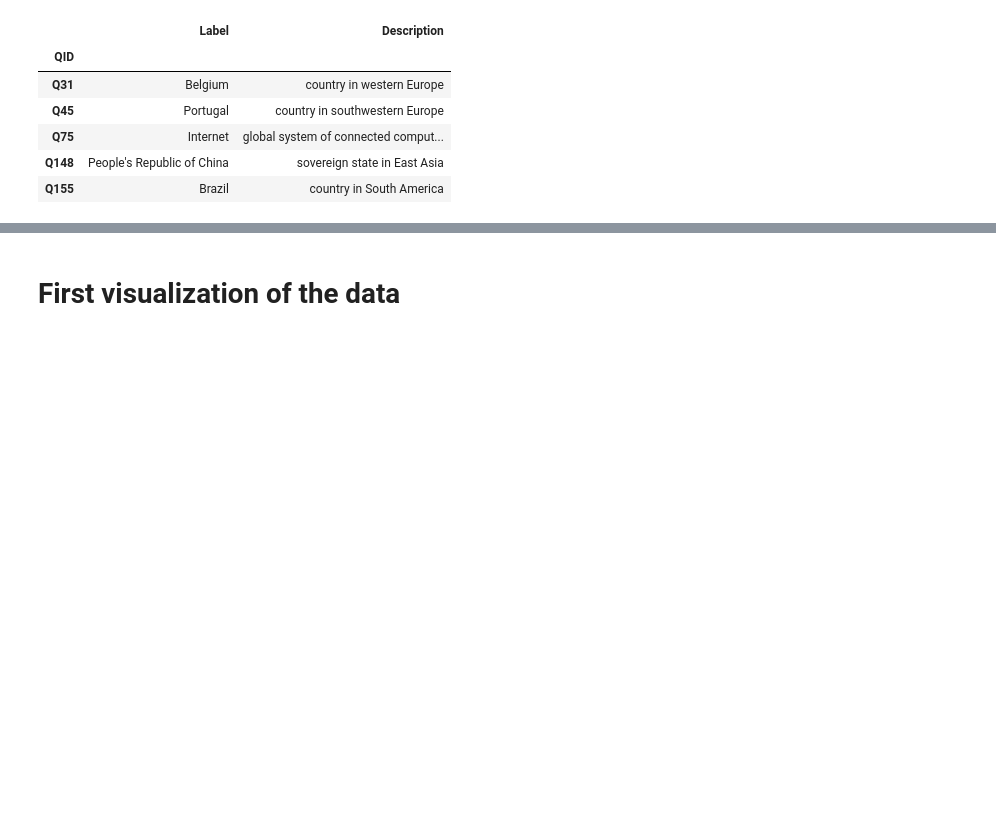
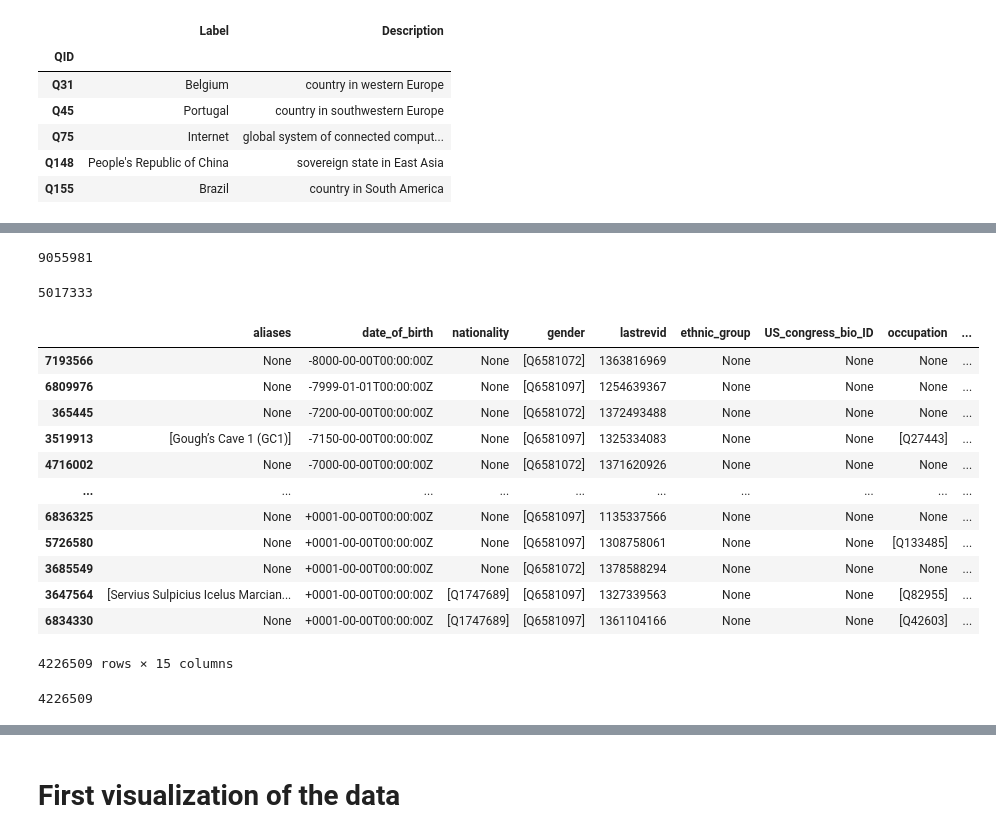
Before and after one commit to epfl-ada/ada-2021-project-ada-venturers, a Jupyter notebook: milestone2.ipynb, the cells around one changed output, grey strips where cells are left out. Cells and saved outputs as stored; diff of their text form; code cells hidden in the pictures; blank space fills up the shorter version.

```diff
--- a/milestone2.ipynb
+++ b/milestone2.ipynb
@@ -210,0 +304,36 @@ df_QID.loc[df_QID.index.intersection(Bernie_Sanders_party)]
+# %%
+len(df_speaker)
+# %% [output]
+9055981
+# %%
+df_speaker = df_speaker.dropna(subset=['date_of_birth'])
+# %%
+len(df_speaker)
+# %% [output]
+5017333
+# %%
+df_speaker.date_of_birth = [item[0] for item in df_speaker.date_of_birth]
+# %%
+df_speaker['date_of_birth'] = pd.to_datetime(df_speaker.date_of_birth, format='+%Y-%m-%d', exact=False, errors='ignore')
+# %%
+df_speaker = df_speaker.sort_values(by = 'date_of_birth', ascending = False)
+df_speaker = df_speaker.drop_duplicates(subset = ['label'], keep = 'first')
+df_speaker
+# %% [output]
+|  | aliases | date_of_birth | nationality | gender | lastrevid | ethnic_group | US_congress_bio_ID | occupation | ... |
+| 7193566 | None | -8000-00-00T00:00:00Z | None | [Q6581072] | 1363816969 | None | None | None | ... |
+| 6809976 | None | -7999-01-01T00:00:00Z | None | [Q6581097] | 1254639367 | None | None | None | ... |
+| 365445 | None | -7200-00-00T00:00:00Z | None | [Q6581072] | 1372493488 | None | None | None | ... |
+| 3519913 | [Gough’s Cave 1 (GC1)] | -7150-00-00T00:00:00Z | None | [Q6581097] | 1325334083 | None | None | [Q27443] | ... |
+| 4716002 | None | -7000-00-00T00:00:00Z | None | [Q6581072] | 1371620926 | None | None | None | ... |
+| ... | ... | ... | ... | ... | ... | ... | ... | ... | ... |
+| 6836325 | None | +0001-00-00T00:00:00Z | None | [Q6581097] | 1135337566 | None | None | None | ... |
+| 5726580 | None | +0001-00-00T00:00:00Z | None | [Q6581097] | 1308758061 | None | None | [Q133485] | ... |
+| 3685549 | None | +0001-00-00T00:00:00Z | None | [Q6581072] | 1378588294 | None | None | None | ... |
+| 3647564 | [Servius Sulpicius Icelus Marcian... | +0001-00-00T00:00:00Z | [Q1747689] | [Q6581097] | 1327339563 | None | None | [Q82955] | ... |
+| 6834330 | None | +0001-00-00T00:00:00Z | [Q1747689] | [Q6581097] | 1361104166 | None | None | [Q42603] | ... |
+4226509 rows × 15 columns
+# %%
+len(df_speaker)
+# %% [output]
+4226509
```
Also changed, not shown: parts of 53 cells of this notebook.
